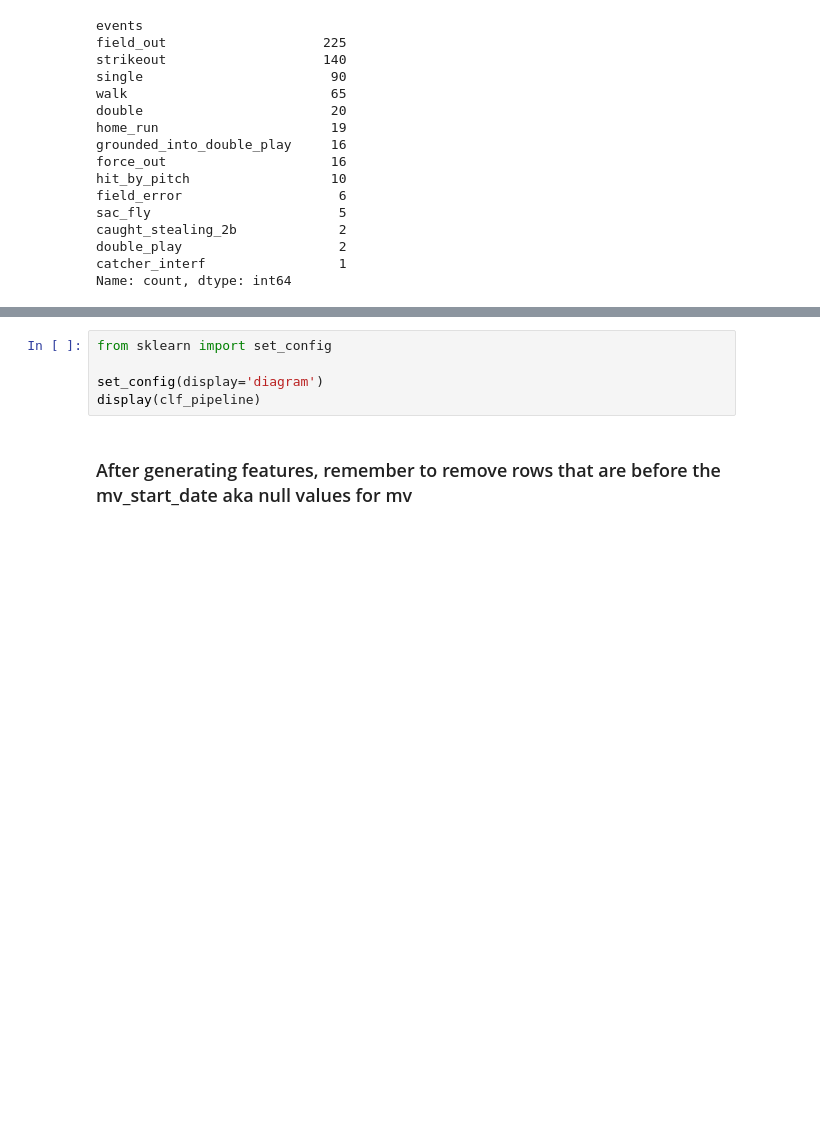
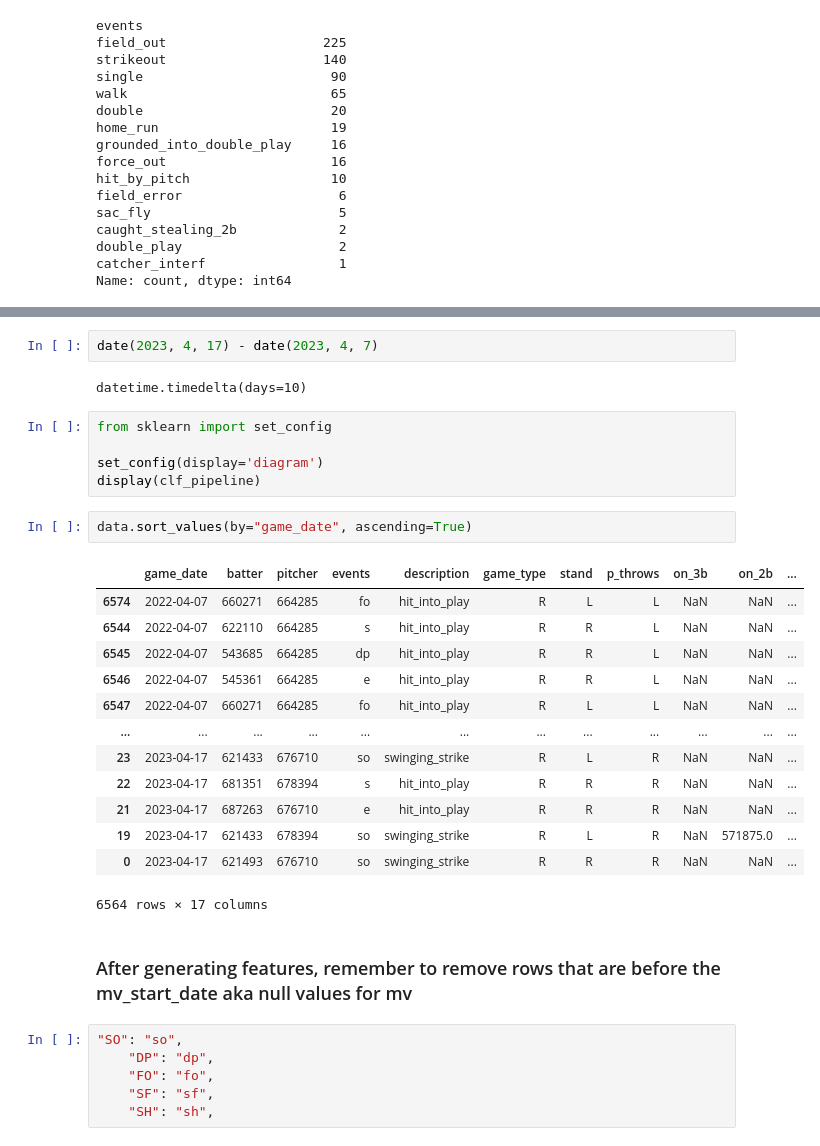
Before and after one commit to allenttchen/baseball-analytics, a Jupyter notebook: notebooks/eda.ipynb, the cells around one changed output, grey strips where cells are left out. Drawn from its saved outputs; the diff is of its cells as text; blank space fills up the shorter version.

```diff
--- a/notebooks/eda.ipynb
+++ b/notebooks/eda.ipynb
@@ -426,7 +459,33 @@ pd.DataFrame(Xt, columns=transformed_feature_col_names).head(20)
+# %%
+date(2023, 4, 17) - date(2023, 4, 7)
+# %% [output]
+datetime.timedelta(days=10)
 # %%
 from sklearn import set_config
 
 set_config(display='diagram')
 display(clf_pipeline)
+# %%
+data.sort_values(by="game_date", ascending=True)
+# %% [output]
+|  | game_date | batter | pitcher | events | description | game_type | stand | p_throws | on_3b | on_2b | ... |
+| 6574 | 2022-04-07 | 660271 | 664285 | fo | hit_into_play | R | L | L | NaN | NaN | ... |
+| 6544 | 2022-04-07 | 622110 | 664285 | s | hit_into_play | R | R | L | NaN | NaN | ... |
+| 6545 | 2022-04-07 | 543685 | 664285 | dp | hit_into_play | R | R | L | NaN | NaN | ... |
+| 6546 | 2022-04-07 | 545361 | 664285 | e | hit_into_play | R | R | L | NaN | NaN | ... |
+| 6547 | 2022-04-07 | 660271 | 664285 | fo | hit_into_play | R | L | L | NaN | NaN | ... |
+| ... | ... | ... | ... | ... | ... | ... | ... | ... | ... | ... | ... |
+| 23 | 2023-04-17 | 621433 | 676710 | so | swinging_strike | R | L | R | NaN | NaN | ... |
+| 22 | 2023-04-17 | 681351 | 678394 | s | hit_into_play | R | R | R | NaN | NaN | ... |
+| 21 | 2023-04-17 | 687263 | 676710 | e | hit_into_play | R | R | R | NaN | NaN | ... |
+| 19 | 2023-04-17 | 621433 | 678394 | so | swinging_strike | R | L | R | NaN | 571875.0 | ... |
+| 0 | 2023-04-17 | 621493 | 676710 | so | swinging_strike | R | R | R | NaN | NaN | ... |
+6564 rows × 17 columns
 # %% [markdown]
 ### After generating features, remember to remove rows that are before the mv_start_date aka null values for mv
+# %%
+"SO": "so",
+    "DP": "dp",
+    "FO": "fo",
+    "SF": "sf",
+    "SH": "sh",
```
Also changed, not shown: parts of 11 cells of this notebook, 4 other files.
